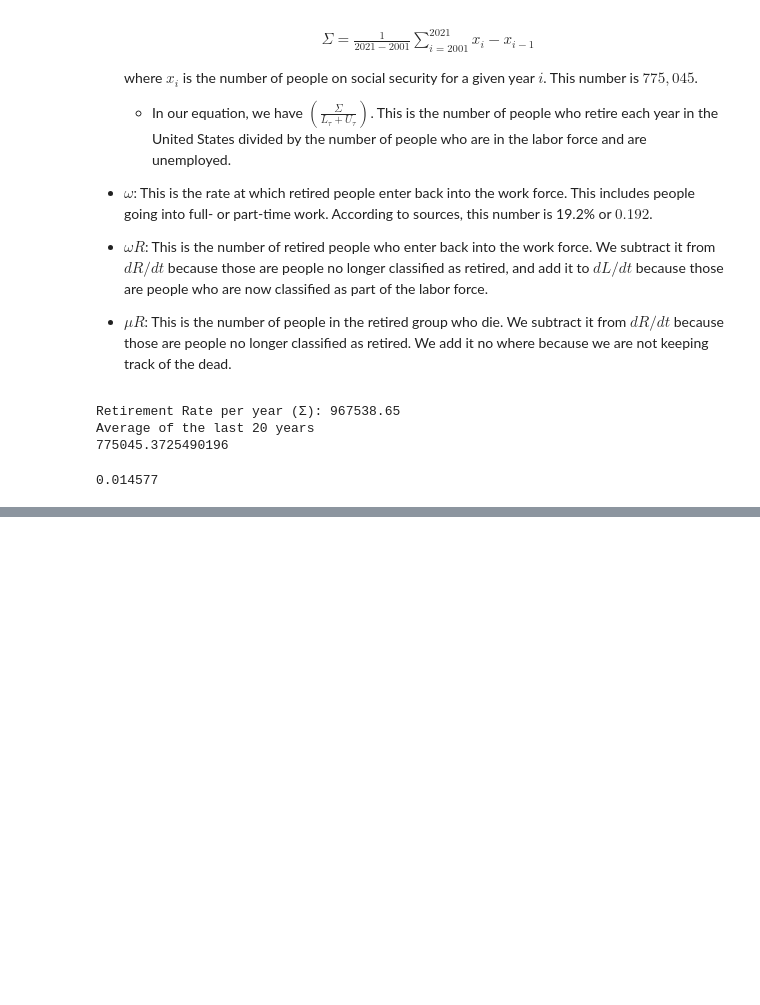
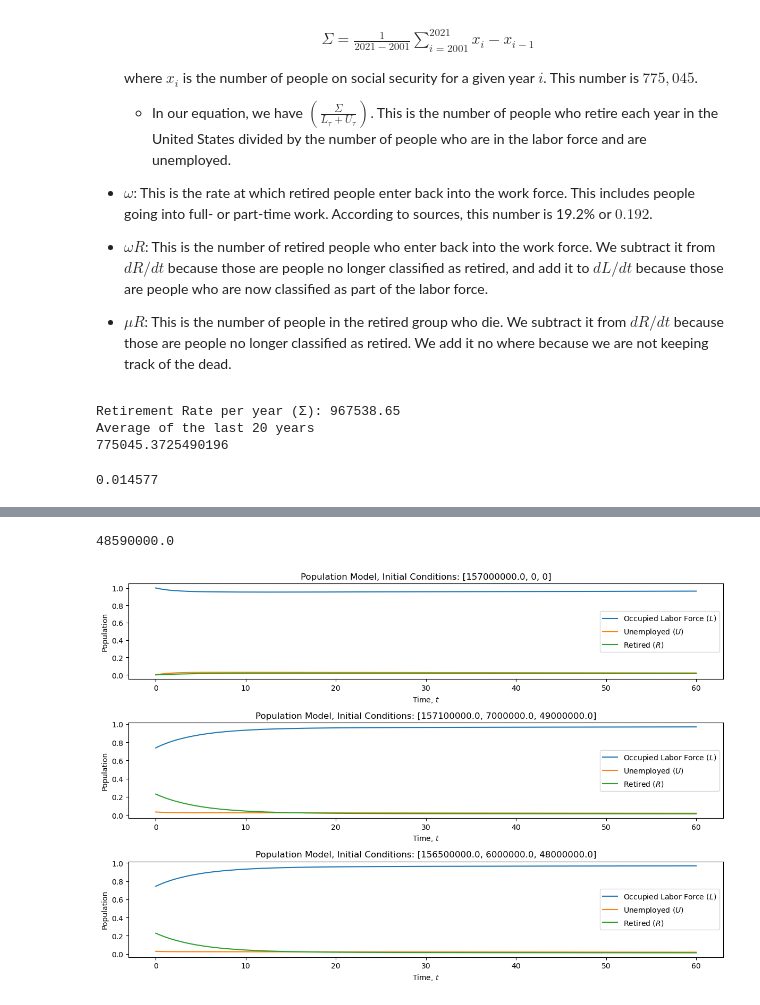
Before and after one commit to dylanskinner65/LaborEconomyDynamics, a Jupyter notebook: diff_eq_build.ipynb, the cells around one changed output, grey strips where cells are left out. Saved outputs shown, nothing was run; the diff lists cells and outputs as text; code cells hidden in the pictures; blank space fills up the shorter version.

```diff
--- a/diff_eq_build.ipynb
+++ b/diff_eq_build.ipynb
@@ -205,2 +205,67 @@ For our values, we will consider the following:
 - $\Sigma$: (see above work.)
 - $\omega$: (see above work.)
+# %%
+48.59e6
+# %% [output]
+48590000.0
+# %%
+# Trying to graph our above stuff.
+# sigma, rho, tau, gamma, mu, Sigma, omega = 0.013905, 0.014577, 25, 0.6062, 0.008498, 775045, 0.192
+sigma, rho, tau, gamma, mu, Sigma, omega = 0.013905, 0.014577, 25, 0.6062, 0.008498, 775045, 0.192
+N_c = 2.6e8
+
+def f(t, y, sigma, rho, tau, gamma, mu, N_c, Sigma, omega):
+    # Build and return the model
+    # L' = gamma * U(t) - (sigma + mu) * L(t) - (Sigma/(L(t)+U(t))) * L(t) + omega * R(t)
+    # U' = rho * (1 - (L(t) - U(t)) / N_c) * L(t) + sigma L(t) - (mu + gamma) * U(t)
+    # R' = (Sigma/(L(t)+U(t))) * L(t) - omega * R(t) - mu * R(t)
+    return (gamma * y[1] - (sigma + mu) * y[0] - (Sigma / (y[0] + y[1])) * y[0] + omega * y[2] + rho*y[0],
+            rho * (1 - (y[0] + y[1]) / N_c) * y[0] + sigma * y[0] - (mu + gamma) * y[1],
+            (Sigma / (y[0] + y[1])) * y[0] - omega * y[2] - mu * y[2])
+
+# plt.figure(figsize=(12,6),dpi=100)
+fig, ax = plt.subplots(3, 1, figsize=(12,8), dpi=100)
+
+# Initialize variables used for problem.
+t = np.linspace(0, 60, 1000)
+
+# Plug these values into solve_ivp
+for i, y0 in enumerate([[157e6, 0, 0], [157.1e6, 7e6, 49e6], [156.5e6, 6e6, 48e6]]):
+    solution = solve_ivp(f, (0, 60), y0, t_eval=t, args=(sigma, rho, tau, gamma, mu, N_c, Sigma, omega))
+
+    # # Get the number of rabbits and wolves
+    # labor_force = solution.y[0, :]
+    # ax[0].plot(solution.t, labor_force, label=f'$y_0 = $ {y0}')
+    # ax[0].set_title(f'Occupied Labor Force ($L$)')
+    # ax[0].set_xlabel('Time, $t$')
+    # ax[0].set_ylabel('Population')
+    # ax[0].legend()
+
+    # unemployed = solution.y[1, :]
+    # ax[1].plot(solution.t, unemployed, label=f'$y_0 = $ {y0}')
+    # ax[1].set_title(f'Unemployed ($U$)')
+    # ax[1].set_xlabel('Time, $t$')
+    # ax[1].set_ylabel('Population')
+    # ax[1].legend()
+
+    # retired = solution.y[2, :]
+    # ax[2].plot(solution.t, retired, label=f'$y_0 = $ {y0}')
+    # ax[2].set_title(f'Retired ($R$)')
+    # ax[2].set_xlabel('Time, $t$')
+    # ax[2].set_ylabel('Population')
+    # ax[2].legend()
+    sum_people = np.sum(solution.y, axis=0)
+
+    ax[i].plot(solution.t, solution.y[0, :]/sum_people, label=f'Occupied Labor Force ($L$)')
+    ax[i].plot(solution.t, solution.y[1, :]/sum_people, label=f'Unemployed ($U$)')
+    ax[i].plot(solution.t, solution.y[2, :]/sum_people, label=f'Retired ($R$)')
+    ax[i].set_title(f'Population Model, Initial Conditions: {y0}')
+    ax[i].set_xlabel('Time, $t$')
+    ax[i].set_ylabel('Population')
+    ax[i].legend()
+
+
+plt.tight_layout()
+plt.show()
+# %% [output]
+[figure, added]
```
Also changed, not shown: parts of 1 cell of this notebook.
